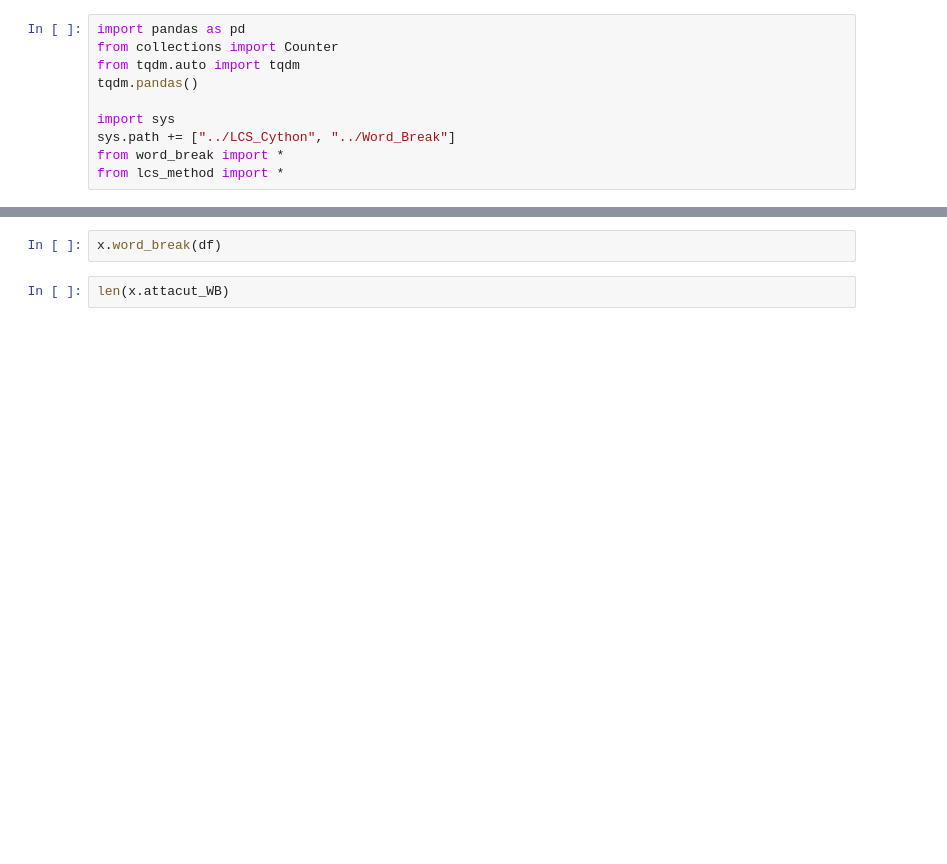
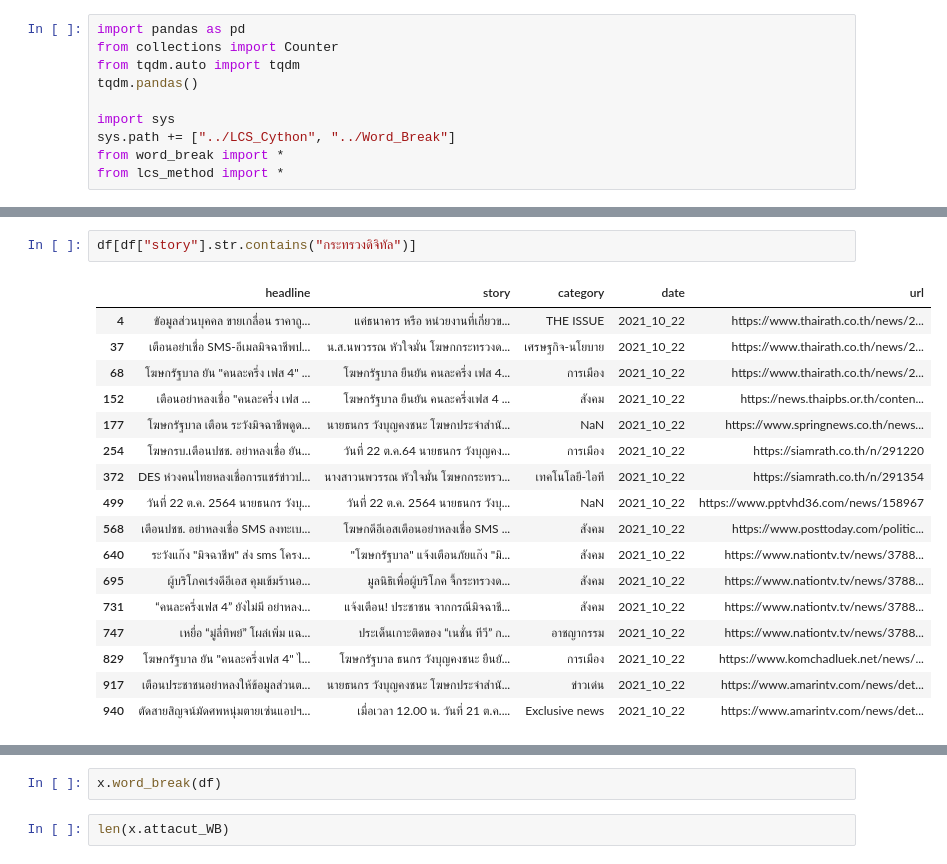
Before and after one commit to Trending-Thai-Keyword-Analysis/TTKDON-Mark-2, a Jupyter notebook: Main/main.ipynb, the cells around one changed output, grey strips where cells are left out. Drawn from its saved outputs; the diff is of its cells as text; blank space fills up the shorter version.

```diff
--- a/Main/main.ipynb
+++ b/Main/main.ipynb
@@ -25,0 +32,20 @@ df
+# %%
+df[df["story"].str.contains("กระทรวงดิจิทัล")]
+# %% [output]
+|  | headline | story | category | date | url |
+| 4 | ขัอมูลส่วนบุคคล ขายเกลื่อน ราคาถู... | แค่ธนาคาร หรือ หน่วยงานที่เกี่ยวข... | THE ISSUE | 2021_10_22 | https://www.thairath.co.th/news/2... |
+| 37 | เตือนอย่าเชื่อ SMS-อีเมลมิจฉาชีพป... | น.ส.นพวรรณ หัวใจมั่น โฆษกกระทรวงด... | เศรษฐกิจ-นโยบาย | 2021_10_22 | https://www.thairath.co.th/news/2... |
+| 68 | โฆษกรัฐบาล ยัน "คนละครึ่ง เฟส 4" ... | โฆษกรัฐบาล ยืนยัน คนละครึ่ง เฟส 4... | การเมือง | 2021_10_22 | https://www.thairath.co.th/news/2... |
+| 152 | เตือนอย่าหลงเชื่อ "คนละครึ่ง เฟส ... | โฆษกรัฐบาล ยืนยัน คนละครึ่งเฟส 4 ... | สังคม | 2021_10_22 | https://news.thaipbs.or.th/conten... |
+| 177 | โฆษกรัฐบาล เตือน ระวังมิจฉาชีพดูด... | นายธนกร วังบุญคงชนะ โฆษกประจำสำนั... | NaN | 2021_10_22 | https://www.springnews.co.th/news... |
+| 254 | โฆษกรบ.เตือนปชช. อย่าหลงเชื่อ ยัน... | วันที่ 22 ต.ค.64 นายธนกร วังบุญคง... | การเมือง | 2021_10_22 | https://siamrath.co.th/n/291220 |
+| 372 | DES ห่วงคนไทยหลงเชื่อการแชร์ข่าวป... | นางสาวนพวรรณ หัวใจมั่น โฆษกกระทรว... | เทคโนโลยี-ไอที | 2021_10_22 | https://siamrath.co.th/n/291354 |
+| 499 | วันที่ 22 ต.ค. 2564 นายธนกร วังบุ... | วันที่ 22 ต.ค. 2564 นายธนกร วังบุ... | NaN | 2021_10_22 | https://www.pptvhd36.com/news/158967 |
+| 568 | เตือนปชช. อย่าหลงเชื่อ SMS ลงทะเบ... | โฆษกดีอีเอสเตือนอย่าหลงเชื่อ SMS ... | สังคม | 2021_10_22 | https://www.posttoday.com/politic... |
+| 640 | ระวังแก๊ง "มิจฉาชีพ" ส่ง sms โครง... | "โฆษกรัฐบาล" แจ้งเตือนภัยแก๊ง "มิ... | สังคม | 2021_10_22 | https://www.nationtv.tv/news/3788... |
+| 695 | ผู้บริโภคเร่งดีอีเอส คุมเข้มร้านอ... | มูลนิธิเพื่อผู้บริโภค จี้กระทรวงด... | สังคม | 2021_10_22 | https://www.nationtv.tv/news/3788... |
+| 731 | “คนละครึ่งเฟส 4” ยังไม่มี อย่าหลง... | แจ้งเตือน! ประชาชน จากกรณีมิจฉาชี... | สังคม | 2021_10_22 | https://www.nationtv.tv/news/3788... |
+| 747 | เหยื่อ “มู่ลี่ทิพย์” โผล่เพิ่ม แฉ... | ประเด็นเกาะติดของ “เนชั่น ทีวี” ก... | อาชญากรรม | 2021_10_22 | https://www.nationtv.tv/news/3788... |
+| 829 | โฆษกรัฐบาล ยัน "คนละครึ่งเฟส 4" ไ... | โฆษกรัฐบาล ธนกร วังบุญคงชนะ ยืนยั... | การเมือง | 2021_10_22 | https://www.komchadluek.net/news/... |
+| 917 | เตือนประชาชนอย่าหลงให้ข้อมูลส่วนต... | นายธนกร วังบุญคงชนะ โฆษกประจำสำนั... | ข่าวเด่น | 2021_10_22 | https://www.amarintv.com/news/det... |
+| 940 | ตัดสายสิญจน์มัดศพหนุ่มตายเซ่นแอปฯ... | เมื่อเวลา 12.00 น. วันที่ 21 ต.ค.... | Exclusive news | 2021_10_22 | https://www.amarintv.com/news/det... |
```
Also changed, not shown: parts of 10 cells of this notebook, 10 other files.
